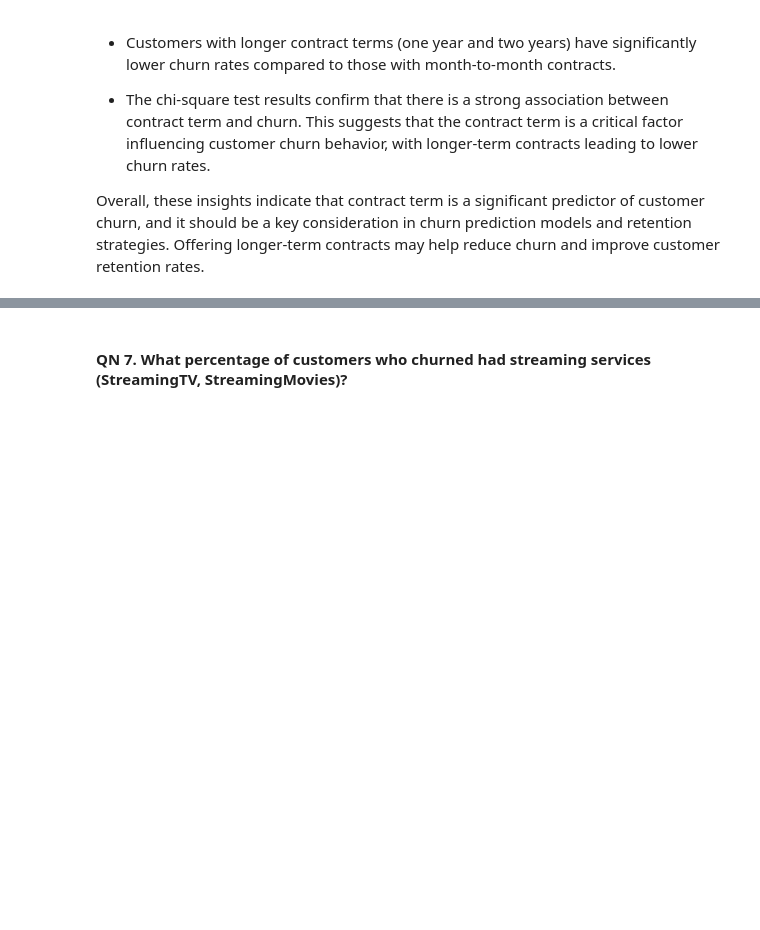
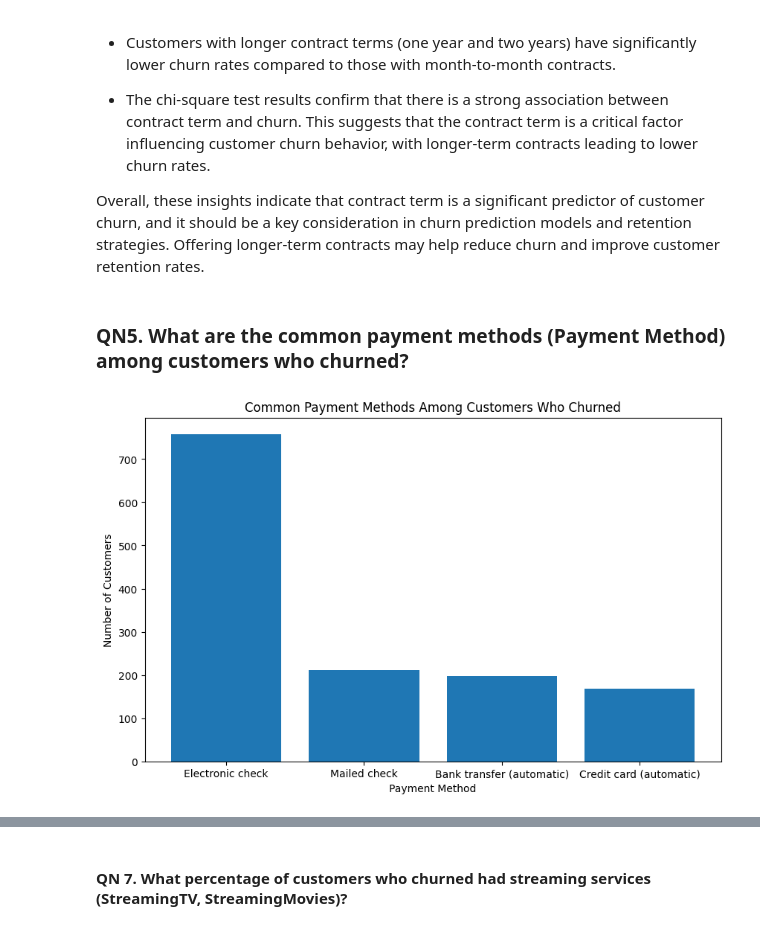
Before and after one commit to MumoMutiso/LP2-Curium-, a Jupyter notebook: notebook 1.ipynb, the cells around one changed output, grey strips where cells are left out. Saved outputs shown, nothing was run; the diff lists cells and outputs as text; code cells hidden in the pictures; blank space fills up the shorter version.

```diff
--- a/notebook 1.ipynb
+++ b/notebook 1.ipynb
@@ -823,3 +826,17 @@ p-value: 2.86119415951209e-192
 This suggests that the contract term is a critical factor influencing customer churn behavior, with longer-term contracts leading to lower churn rates.
 
 Overall, these insights indicate that contract term is a significant predictor of customer churn, and it should be a key consideration in churn prediction models and retention strategies. Offering longer-term contracts may help reduce churn and improve customer retention rates.
+# %% [markdown]
+### QN5. What are the common payment methods (Payment Method) among customers who churned?
+# %%
+churned_customers = train_df[train_df['churn'] == 'Yes']
+common_payment_methods = churned_customers['paymentmethod'].value_counts()
+
+plt.figure(figsize=(10,6))
+plt.bar(common_payment_methods.index, common_payment_methods.values)
+plt.title('Common Payment Methods Among Customers Who Churned')
+plt.xlabel('Payment Method')
+plt.ylabel('Number of Customers')
+plt.show()
+# %% [output]
+[figure, added]
```
Also changed, not shown: parts of 11 cells of this notebook.
